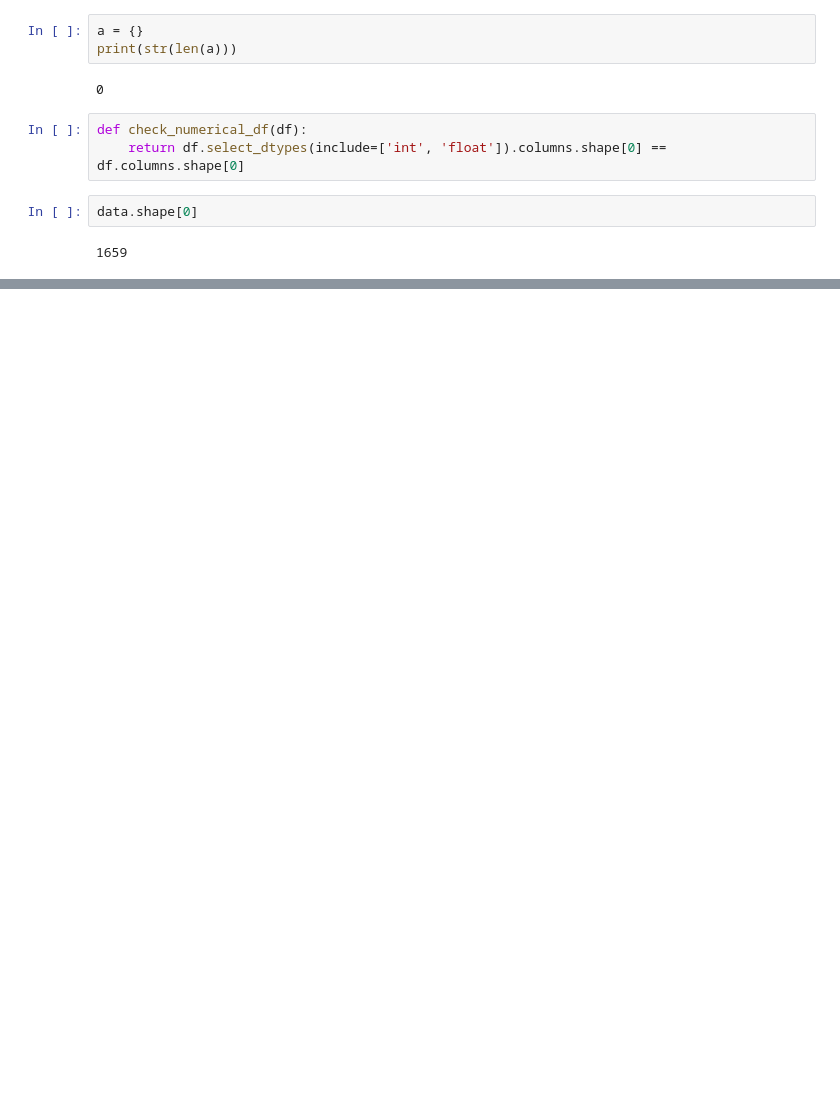
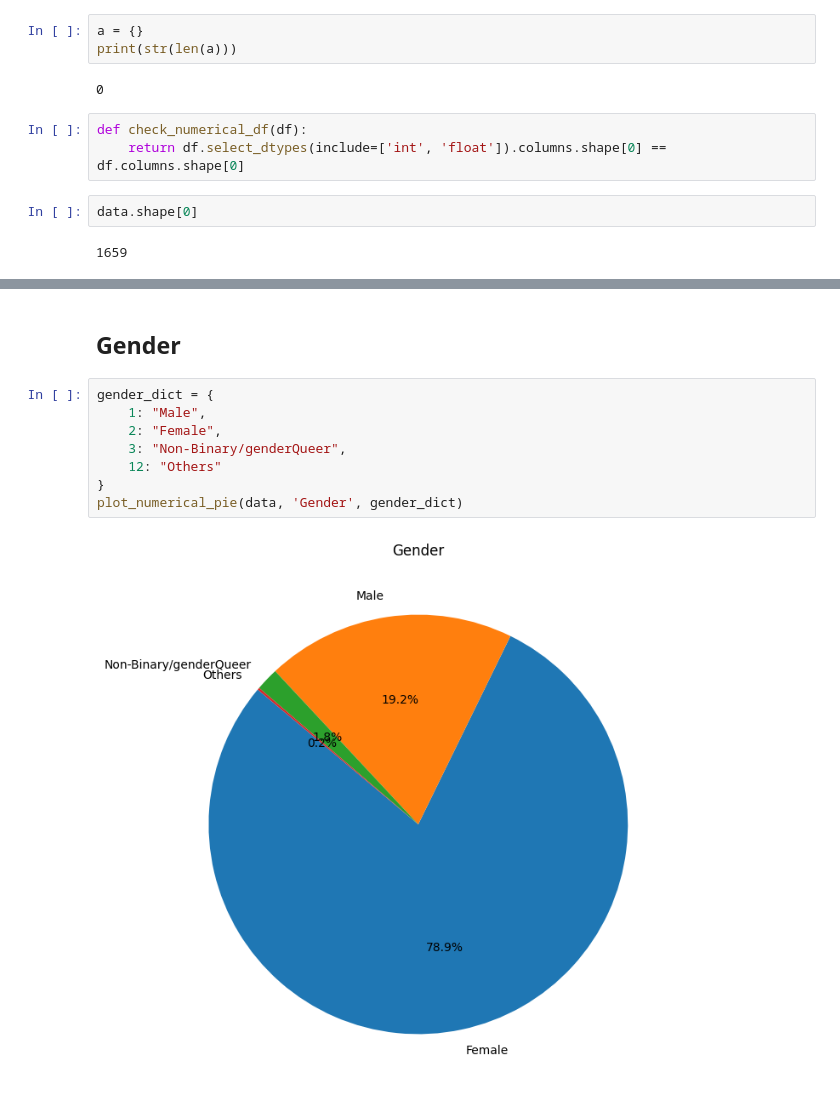
Before and after one commit to Arys02/ExploreStudentMentalWellness_ESGI4, a Jupyter notebook: notebook/student_mental_health.ipynb, the cells around one changed output, grey strips where cells are left out. Saved outputs shown, nothing was run; the diff lists cells and outputs as text; blank space fills up the shorter version.

```diff
--- a/notebook/student_mental_health.ipynb
+++ b/notebook/student_mental_health.ipynb
@@ -212,0 +222,12 @@ Index(['Age'], dtype='object')
+# %% [markdown]
+## Gender
+# %%
+gender_dict = {
+    1: "Male",
+    2: "Female",
+    3: "Non-Binary/genderQueer",
+    12: "Others"
+}
+plot_numerical_pie(data, 'Gender', gender_dict)
+# %% [output]
+[figure, added]
```
Also changed, not shown: parts of 40 cells of this notebook, 3 other files.
